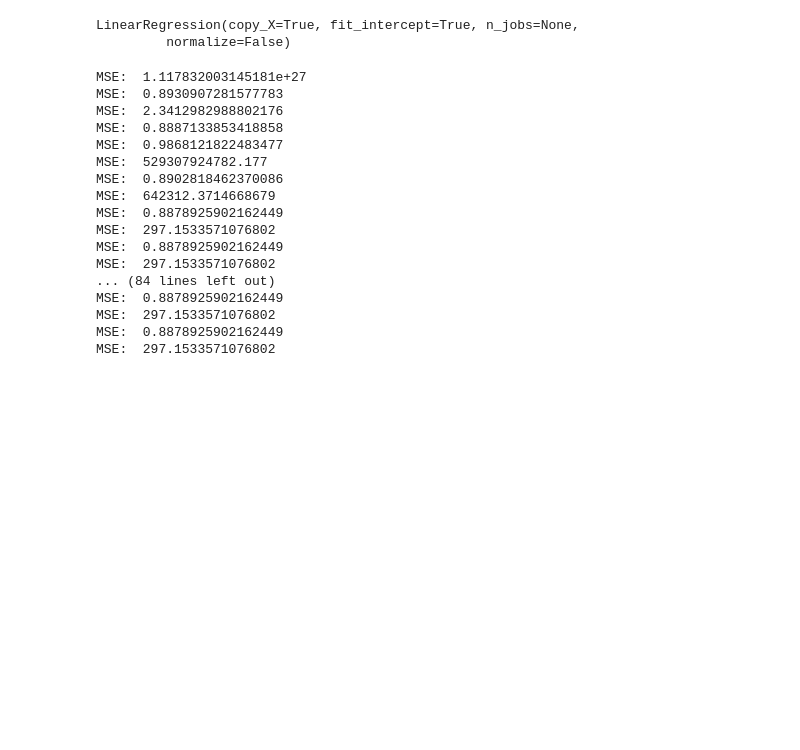
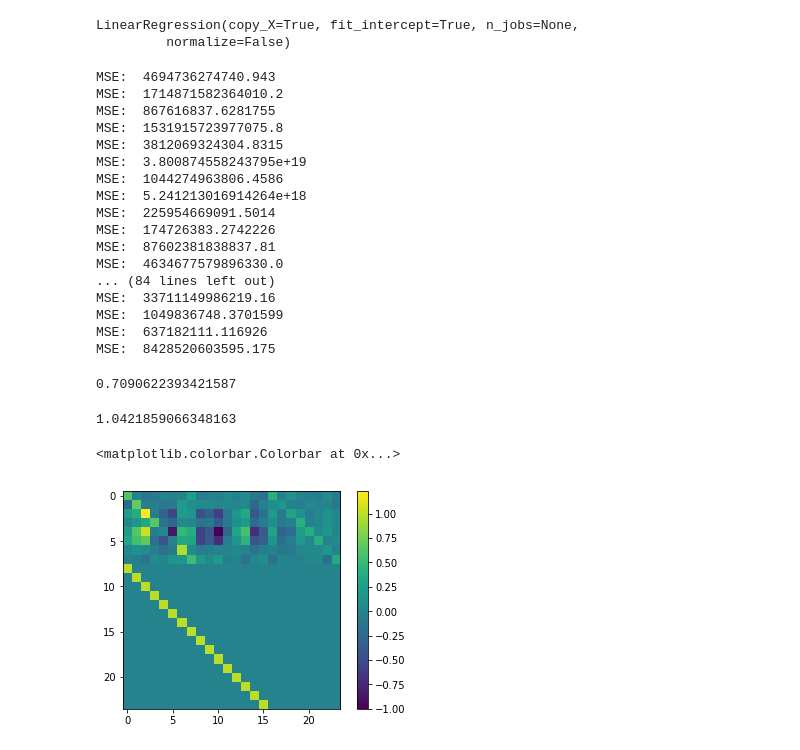
Before and after one commit to themattinthehatt/behavenet, a Jupyter notebook: behavenet/analyses/notebooks/bayesian_decoder_real_data.ipynb, the cells around one changed output. Cells and saved outputs as stored; diff of their text form; code cells hidden in the pictures; blank space fills up the shorter version.

```diff
--- a/behavenet/analyses/notebooks/bayesian_decoder_real_data.ipynb
+++ b/behavenet/analyses/notebooks/bayesian_decoder_real_data.ipynb
@@ -36,7 +36,7 @@ for i in range(len(neural)):
     xs_eff[i] = np.column_stack([xs_pad[w:T+w] for w in reversed(range(W))])
 # %%
 # Concatente into sequences, take only part for now
-T=3000
+T=10000
 ns_window_flat =np.concatenate(ns_window,axis=0)[:T]
 zs_flat = np.concatenate(zs,axis=0)[:T]
 xs_eff_flat = np.concatenate(xs_eff,axis=0)[:T]
@@ -77,13 +77,21 @@ if np.any(evecs[:,0] <= 0):
 assert np.all(evecs[:,0] >= 0)
 pz_infty = np.real(evecs[:, 0] / evecs[:, 0].sum())
 
-
 mu_infty = np.zeros((K, D*nlags))
 Sigma_infty = np.zeros((K, D*nlags, D*nlags))
 for k in range(K):
-    mu_infty[k] = np.mean(xs_eff_flat[zs_flat == k])
+    mu_infty[k,:D] = np.mean(xs_eff_flat[zs_flat == k,:D],axis=0)
     #Sigma_infty[k] = np.cov(training_ae[training_arhmm == k].T)
-    Sigma_infty[k] = np.cov(xs_eff_flat.T)
+    Sigma_infty[k,:D,:D] = np.cov(xs_eff_flat[:,:D].T)
+    for l in range(1, nlags):
+        Sigma_infty[k, l*D:(l+1)*D, l*D:(l+1)*D] = np.eye(D)
+
+# mu_infty = np.zeros((K, D*nlags))
+# Sigma_infty = np.zeros((K, D*nlags, D*nlags))
+# for k in range(K):
+#     mu_infty[k] = np.mean(xs_eff_flat[zs_flat == k],axis=0)
+#     #Sigma_infty[k] = np.cov(training_ae[training_arhmm == k].T)
+#     Sigma_infty[k] = np.cov(xs_eff_flat.T)
 
 mu0 = np.zeros(D)
 Sigma0 = np.eye(D)
@@ -174,7 +185,7 @@ def _info_params(mu0, Sigma0, As, bs, Qs, q_mu_x, q_Sigma_x, Sigma_infty, mu_inf
            J_obs, h_obs, log_Z_obs
 # %%
 n_iter = 100
-t=50 # which batch to use
+t=150 # which batch to use
 
 
 # Initialize q(z) with just the learned recognition potential
@@ -201,23 +212,37 @@ for i in range(n_iter):
     z_dyn_potential = np.row_stack((np.zeros(K), z_dyn_potential))
     z_potential = log_qz - np.log(pz_infty) + z_dyn_potential
     Ez, _, _ = hmm_expected_states(np.log(pz_infty), np.log(P)[None, :, :], z_potential)
-
+    #print(np.unique(Ez))
     print("MSE: ", np.mean((Ex[:,:D] - xs[t])**2))
 # %% [output]
-MSE:  1.117832003145181e+27
-MSE:  0.8930907281577783
-MSE:  2.3412982988802176
-MSE:  0.8887133853418858
-MSE:  0.9868121822483477
-MSE:  529307924782.177
-MSE:  0.8902818462370086
-MSE:  642312.3714668679
-MSE:  0.8878925902162449
-MSE:  297.1533571076802
-MSE:  0.8878925902162449
-MSE:  297.1533571076802
+MSE:  4694736274740.943
+MSE:  1714871582364010.2
+MSE:  867616837.6281755
+MSE:  1531915723977075.8
+MSE:  3812069324304.8315
+MSE:  3.800874558243795e+19
+MSE:  1044274963806.4586
+MSE:  5.241213016914264e+18
+MSE:  225954669091.5014
+MSE:  174726383.2742226
+MSE:  87602381838837.81
+MSE:  4634677579896330.0
 ... (84 lines left out)
-MSE:  0.8878925902162449
-MSE:  297.1533571076802
-MSE:  0.8878925902162449
-MSE:  297.1533571076802
+MSE:  33711149986219.16
+MSE:  1049836748.3701599
+MSE:  637182111.116926
+MSE:  8428520603595.175
+# %%
+np.mean((q_mu_x[:,:D]-xs[t])**2)
+# %% [output]
+0.7090622393421587
+# %%
+np.max(np.abs(np.linalg.eigvals(As_eff)))
+# %% [output]
+1.0421859066348163
+# %%
+plt.imshow(As_eff[5])
+plt.colorbar()
+# %% [output]
+<matplotlib.colorbar.Colorbar at 0x...>
+[figure, added]
```
Also changed, not shown: parts of 6 cells of this notebook, 1 other file.
